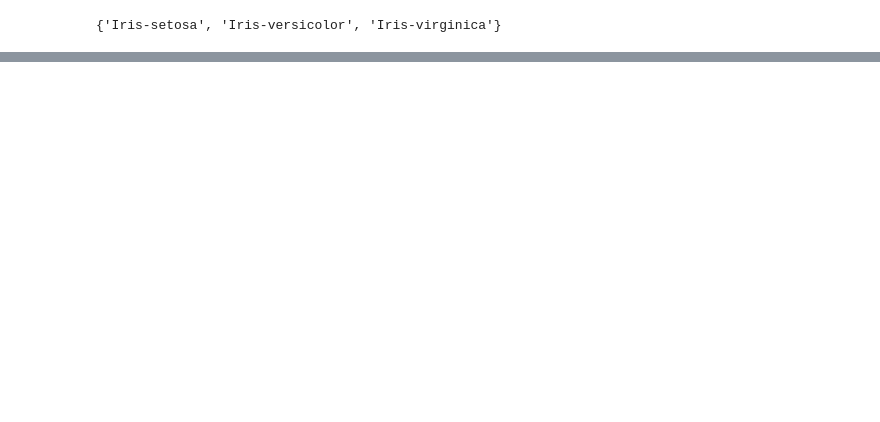
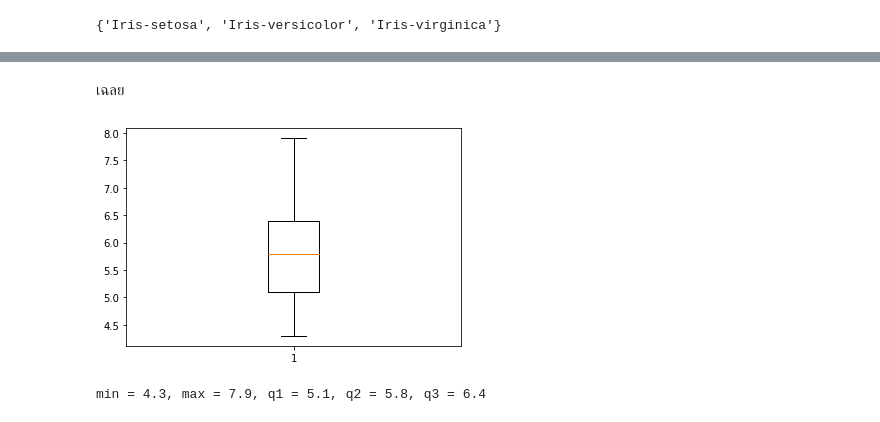
Before and after one commit to chanikansuksen/data_viz_2022, a Jupyter notebook: Datavviz02_Data_Distribution.ipynb, the cells around one changed output, grey strips where cells are left out. Drawn from its saved outputs; the diff is of its cells as text; code cells hidden in the pictures; blank space fills up the shorter version.

```diff
--- a/Datavviz02_Data_Distribution.ipynb
+++ b/Datavviz02_Data_Distribution.ipynb
@@ -348,0 +349,6 @@ plt.title('Iris-virginica')  # สร้างชื่อกราฟบอก
+# %% [markdown]
+เฉลย
+# %%
+bb = plt.boxplot(df['SepalLength'])
+# %% [output]
+[figure, added]
@@ -348,0 +363,4 @@ plt.title('Iris-virginica')  # สร้างชื่อกราฟบอก
+# %%
+detail_boxretern(bb)
+# %% [output]
+min = 4.3, max = 7.9, q1 = 5.1, q2 = 5.8, q3 = 6.4
```
Also changed, not shown: parts of 32 cells of this notebook.
